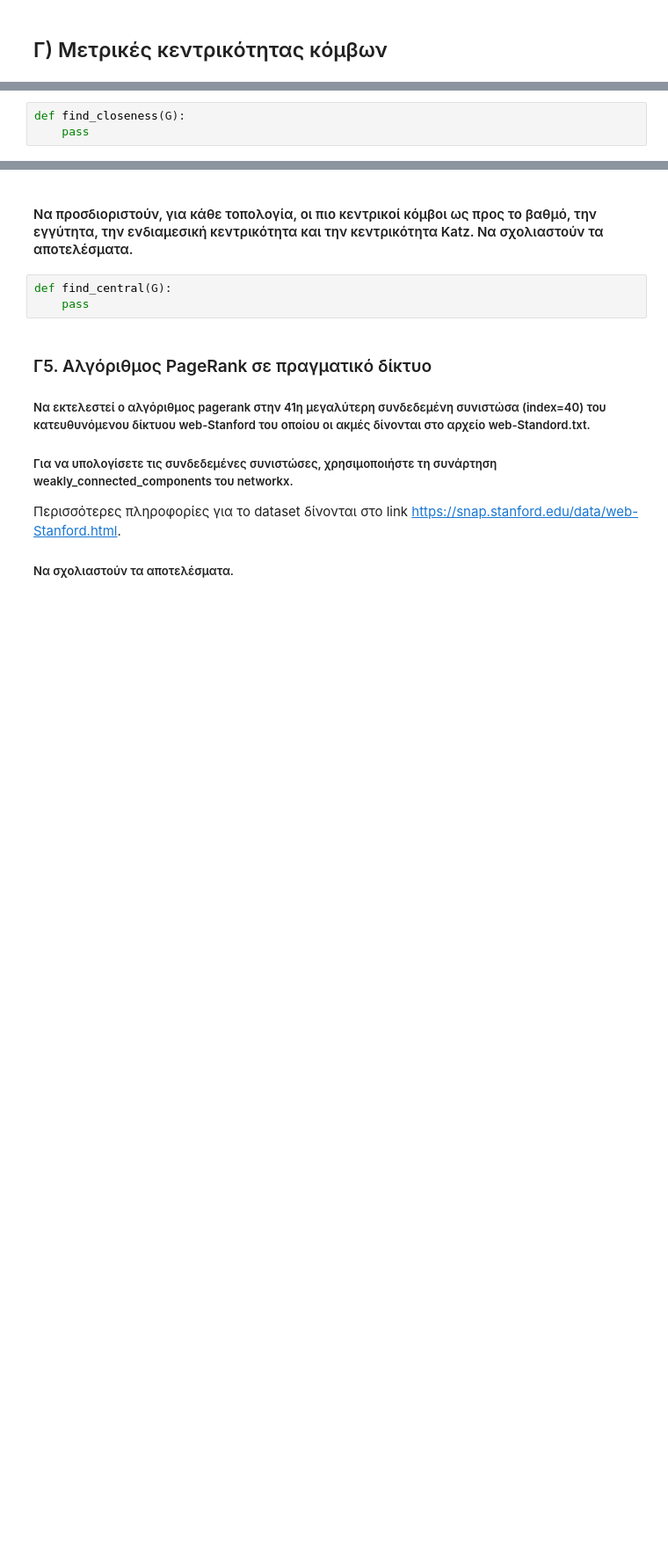
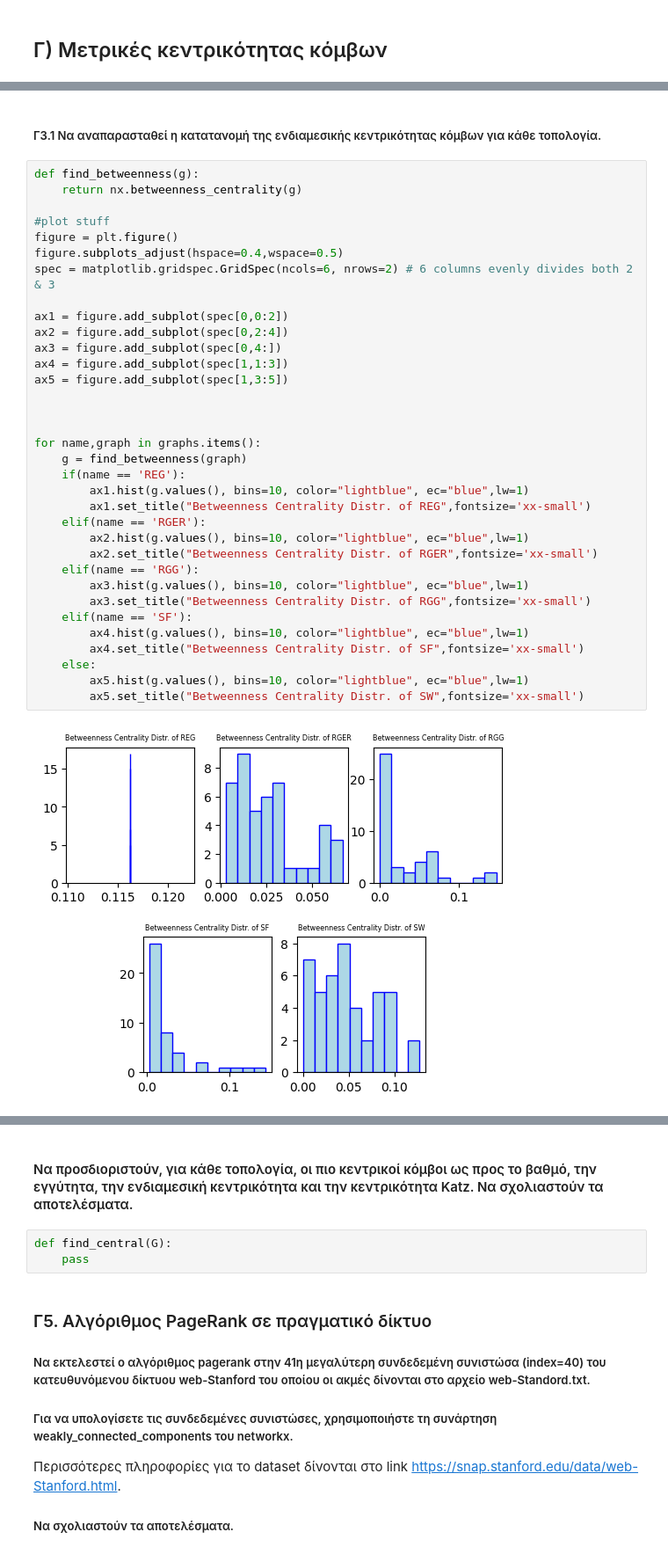
Before and after one commit to NicoleMp2/SocialNetworksAnalysis, a Jupyter notebook: lab1.ipynb, the cells around one changed output, grey strips where cells are left out. Shown at 88% size. Cells and saved outputs as stored; diff of their text form; blank space fills up the shorter version.

```diff
--- a/lab1.ipynb
+++ b/lab1.ipynb
@@ -406,3 +513,0 @@ def find_degree(G):
-# %%
-def find_closeness(G):
-    pass
@@ -409 +540,39 @@ def find_closeness(G):
+# %% [markdown]
+##### Γ3.1 Να αναπαρασταθεί η κατατανομή της ενδιαμεσικής κεντρικότητας κόμβων για κάθε τοπολογία.
+# %%
+def find_betweenness(g):
+    return nx.betweenness_centrality(g)
+
+#plot stuff
+figure = plt.figure()
+figure.subplots_adjust(hspace=0.4,wspace=0.5)
+spec = matplotlib.gridspec.GridSpec(ncols=6, nrows=2) # 6 columns evenly divides both 2 & 3
+
+ax1 = figure.add_subplot(spec[0,0:2])
+ax2 = figure.add_subplot(spec[0,2:4])
+ax3 = figure.add_subplot(spec[0,4:])
+ax4 = figure.add_subplot(spec[1,1:3])
+ax5 = figure.add_subplot(spec[1,3:5])
+
+
+
+for name,graph in graphs.items():
+    g = find_betweenness(graph)
+    if(name == 'REG'):
+        ax1.hist(g.values(), bins=10, color="lightblue", ec="blue",lw=1)
+        ax1.set_title("Betweenness Centrality Distr. of REG",fontsize='xx-small')
+    elif(name == 'RGER'):
+        ax2.hist(g.values(), bins=10, color="lightblue", ec="blue",lw=1)
+        ax2.set_title("Betweenness Centrality Distr. of RGER",fontsize='xx-small')
+    elif(name == 'RGG'):
+        ax3.hist(g.values(), bins=10, color="lightblue", ec="blue",lw=1)
+        ax3.set_title("Betweenness Centrality Distr. of RGG",fontsize='xx-small')
+    elif(name == 'SF'):
+        ax4.hist(g.values(), bins=10, color="lightblue", ec="blue",lw=1)
+        ax4.set_title("Betweenness Centrality Distr. of SF",fontsize='xx-small')
+    else:
+        ax5.hist(g.values(), bins=10, color="lightblue", ec="blue",lw=1)
+        ax5.set_title("Betweenness Centrality Distr. of SW",fontsize='xx-small')
+# %% [output]
+[figure, added]
 # %% [markdown]
```
Also changed, not shown: parts of 34 cells of this notebook, 3 other files.
